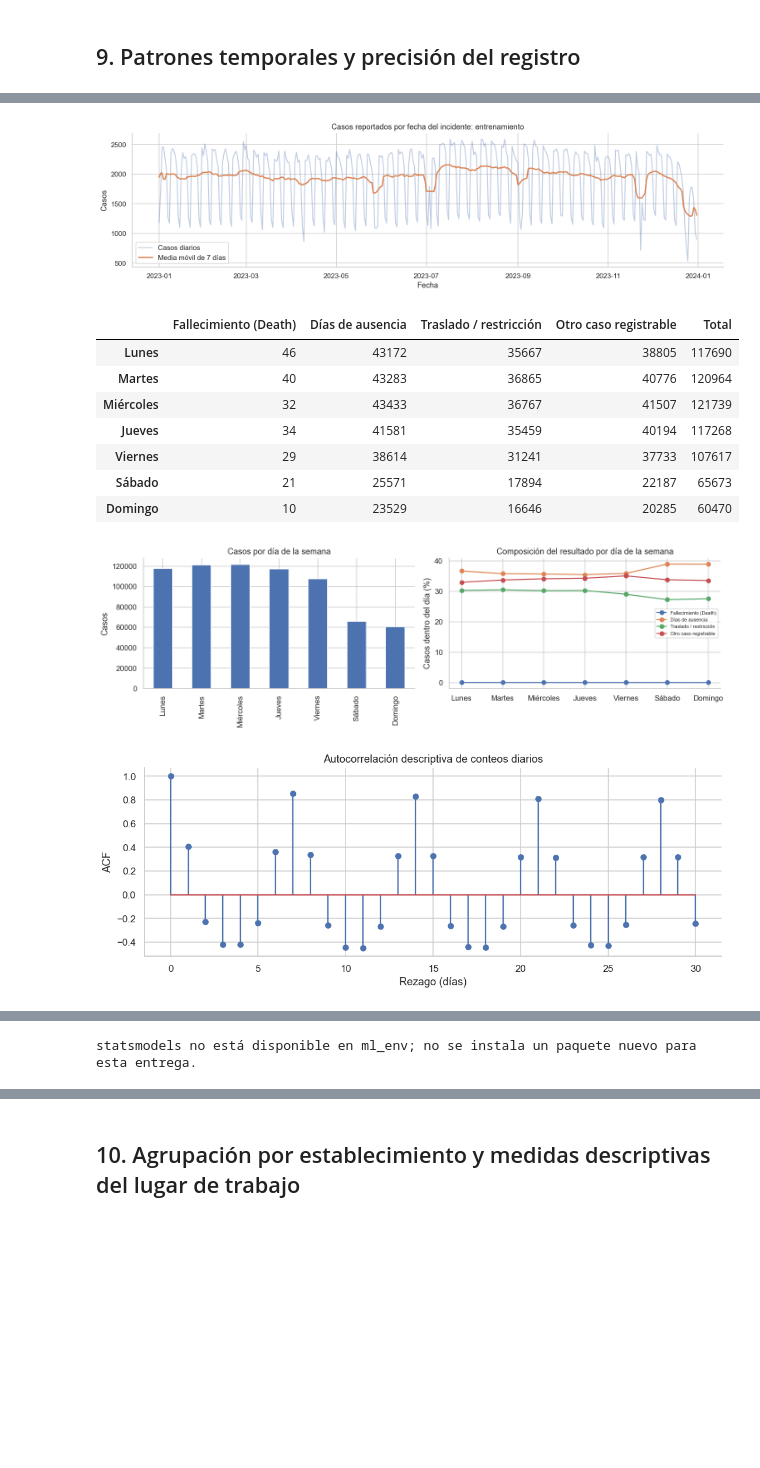
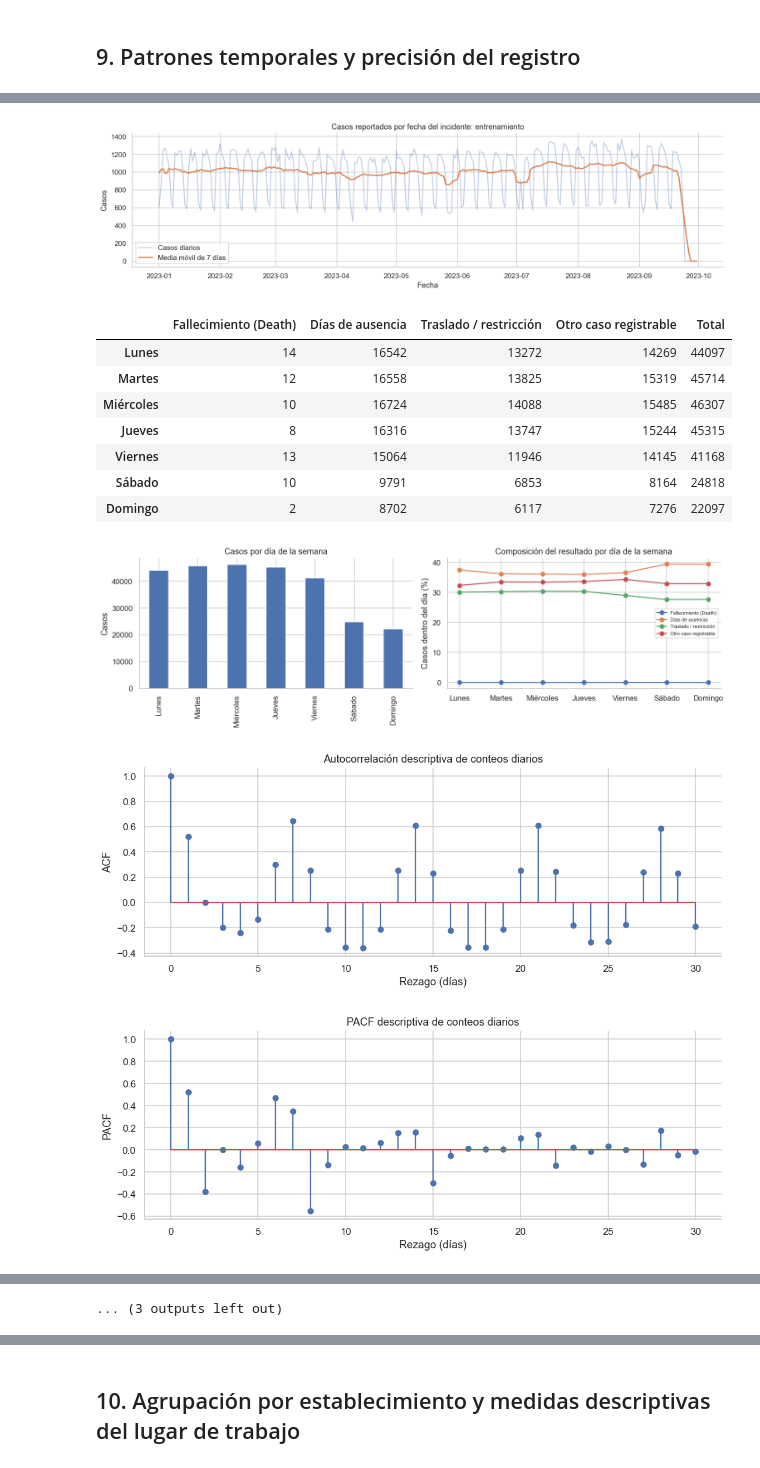
Before and after one commit to sak-buks/osha-ita-2023-case-outcome-classification, a Jupyter notebook: osha_2023_eda_revisado.ipynb, the cells around one changed output, grey strips where cells are left out. Saved outputs shown, nothing was run; the diff lists cells and outputs as text; code cells hidden in the pictures; blank space fills up the shorter version.

```diff
--- a/osha_2023_eda_revisado.ipynb
+++ b/osha_2023_eda_revisado.ipynb
@@ -50,6 +50,7 @@ assert Path(sys.prefix).name.lower() == 'ml_env', 'Seleccione el núcleo existen
 from pathlib import Path
 import os
 
+PROJECT_DIR = Path.cwd()
 env_data_dir = os.getenv("OSHA_DATA_DIR")
 
 candidates = [
@@ -67,8 +68,8 @@ DATA_DIR = next(
 )
 
 DATA_PATH = DATA_DIR / "ITA Case Detail Data 2023 through 12-31-2023OIICS.csv"
-RESULTS_PATH = DATA_DIR.parent/'osha_screening_results.json'
-UTILS_PATH = DATA_DIR.parent/'promotion'/'eda_utils.py'
+RESULTS_PATH = next(p for p in [PROJECT_DIR/'osha_screening_results.json', PROJECT_DIR.parent/'osha_screening_results.json'] if p.exists())
+UTILS_PATH = PROJECT_DIR/'eda_utils.py'
 sys.path.insert(0, str(UTILS_PATH.parent))
 import eda_utils as eda
 raw_signature = (DATA_PATH.stat().st_size, DATA_PATH.stat().st_mtime_ns)
@@ -866,5 +953,5 @@ display(pd.DataFrame(time_audit).T)
 # %%
-calendar = pd.date_range('2023-01-01', '2023-12-31', freq='D')
+calendar = pd.date_range('2023-01-01', '2023-09-30', freq='D')
 daily_cases = (
     train.groupby(train.incident_date.dt.normalize())
     .size()
@@ -911,45 +998,61 @@ for lag in range(1, max_lag + 1):
         np.dot(x_centered[:-lag], x_centered[lag:]) / denom if denom else np.nan
     )
 
 fig, ax = plt.subplots(figsize=(10, 4))
 ax.stem(range(max_lag + 1), acf_vals)
 ax.set(title='Autocorrelación descriptiva de conteos diarios',
        xlabel='Rezago (días)', ylabel='ACF')
 plt.tight_layout()
 plt.show()
 
 try:
     from statsmodels.tsa.seasonal import STL
-    from statsmodels.tsa.stattools import adfuller, kpss
+    from statsmodels.tsa.stattools import adfuller, kpss, pacf
 
+    pacf_values=pacf(daily_cases.astype(float),nlags=30,method='ywm')
+    fig,ax=plt.subplots(figsize=(10,4))
+    ax.stem(range(31),pacf_values)
+    ax.set(title='PACF descriptiva de conteos diarios',xlabel='Rezago (días)',ylabel='PACF')
+    plt.tight_layout();plt.show()
     stl = STL(daily_cases.astype(float), period=7, robust=True).fit()
     fig = stl.plot()
     fig.set_size_inches(12, 8)
     fig.suptitle('Descomposición STL de conteos diarios (periodicidad semanal)', y=1.01)
     plt.tight_layout()
     plt.show()
 
     adf_stat, adf_p, *_ = adfuller(daily_cases.astype(float), autolag='AIC')
-    kpss_stat, kpss_p, *_ = kpss(daily_cases.astype(float), regression='c', nlags='auto')
+    import warnings
+    with warnings.catch_warnings(record=True) as kpss_warnings:
+        warnings.simplefilter('always')
+        kpss_stat, kpss_p, *_ = kpss(daily_cases.astype(float), regression='c', nlags='auto')
+    kpss_label = '> 0.10' if kpss_p == .1 and kpss_warnings else f'{kpss_p:.3f}'
     display(pd.DataFrame({
         'Prueba': ['ADF', 'KPSS'],
         'Estadístico': [adf_stat, kpss_stat],
-        'p-valor': [adf_p, kpss_p],
+        'p-valor': [f'{adf_p:.3f}', kpss_label],
         'Hipótesis nula': ['raíz unitaria / no estacionaria', 'estacionaria']
     }))
 except ImportError:
-    print('statsmodels no está disponible en ml_env; no se instala un paquete nuevo para esta entrega.')
+    raise RuntimeError('statsmodels requerido para completar el EDA temporal')
 except Exception as exc:
-    print('STL/ADF/KPSS no pudieron calcularse de forma fiable:', repr(exc))
+    raise RuntimeError('Fallo en diagnósticos temporales') from exc
+
+from osha_review_checks import temporal_supplement
+temporal_supplement(train, display, plt, Markdown)
+display(Markdown('ADF p≈0.123 no rechaza raíz unitaria; KPSS p>0.10 no rechaza estacionariedad. Son nulas diferentes: este resultado es inconcluso y no prueba estacionariedad. La cota de KPSS procede de su tabla, no de una probabilidad exacta.'))
+
+display(Markdown('La correlación agregada manufactura–ausencia a siete días pasa de **−0.479** a **−0.049** al centrar por día semanal: gran parte de esa asociación coincide con el calendario, sin probar causalidad. Entre los **3.319 establecimientos** elegibles, la mediana del rango trimestral de proporción de ausencia es **0.165** (16.5 puntos porcentuales). Los volúmenes y composiciones cambian dentro de las entidades; no basta con considerar cada caso independiente. Estos diagnósticos describen el desarrollo y no se convierten en predictores ni cambian el corte.'))
 # %% [output]
-[figure, old version]
+[figure, new version]
 |  | Fallecimiento (Death) | Días de ausencia | Traslado / restricción | Otro caso registrable | Total |
-| Lunes | 46 | 43172 | 35667 | 38805 | 117690 |
-| Martes | 40 | 43283 | 36865 | 40776 | 120964 |
-| Miércoles | 32 | 43433 | 36767 | 41507 | 121739 |
-| Jueves | 34 | 41581 | 35459 | 40194 | 117268 |
-| Viernes | 29 | 38614 | 31241 | 37733 | 107617 |
-| Sábado | 21 | 25571 | 17894 | 22187 | 65673 |
-| Domingo | 10 | 23529 | 16646 | 20285 | 60470 |
+| Lunes | 14 | 16542 | 13272 | 14269 | 44097 |
+| Martes | 12 | 16558 | 13825 | 15319 | 45714 |
+| Miércoles | 10 | 16724 | 14088 | 15485 | 46307 |
+| Jueves | 8 | 16316 | 13747 | 15244 | 45315 |
+| Viernes | 13 | 15064 | 11946 | 14145 | 41168 |
+| Sábado | 10 | 9791 | 6853 | 8164 | 24818 |
+| Domingo | 2 | 8702 | 6117 | 7276 | 22097 |
-[figure, old version]
+[figure, new version]
-[figure, old version]
+[figure, new version]
+[figure, added]
@@ -956,2 +1091,2 @@ except Exception as exc:
-statsmodels no está disponible en ml_env; no se instala un paquete nuevo para esta entrega.
+... (3 outputs left out)
 # %% [markdown]
```
Also changed, not shown: parts of 49 cells of this notebook, 7 other files.
